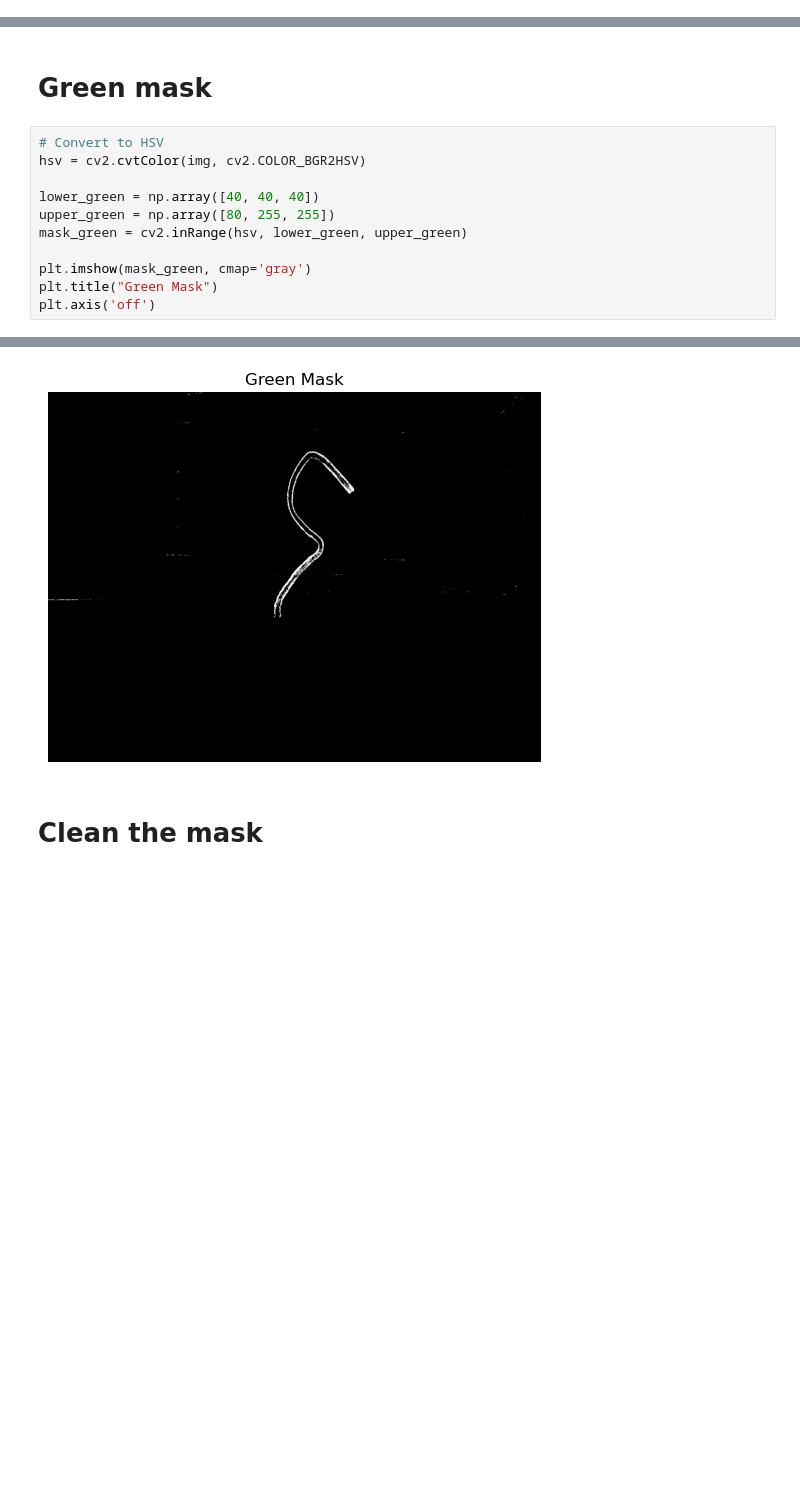
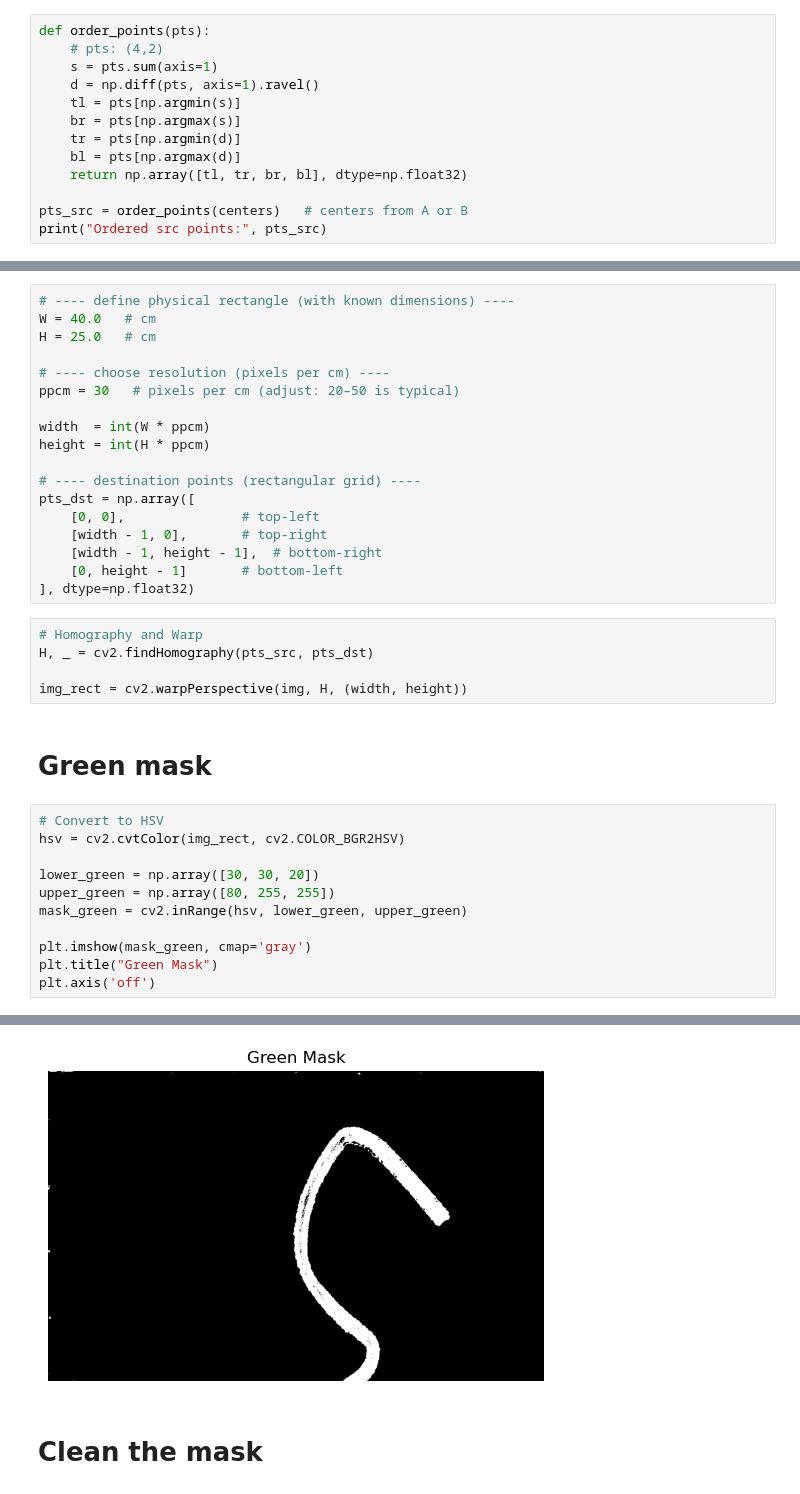
Before and after one commit to josef-lin/HFSP-dodder, a Jupyter notebook: image-processing/main.ipynb, the cells around one changed output, grey strips where cells are left out. Drawn from its saved outputs; the diff is of its cells as text; blank space fills up the shorter version.

Commit message:
initial perspective correction, use skeleton and parameterisation to extract curve in xz-plane

```diff
--- a/image-processing/main.ipynb
+++ b/image-processing/main.ipynb
@@ -16,0 +114,13 @@ plt.axis('off')
+# %%
+def order_points(pts):
+    # pts: (4,2)
+    s = pts.sum(axis=1)
+    d = np.diff(pts, axis=1).ravel()
+    tl = pts[np.argmin(s)]
+    br = pts[np.argmax(s)]
+    tr = pts[np.argmin(d)]
+    bl = pts[np.argmax(d)]
+    return np.array([tl, tr, br, bl], dtype=np.float32)
+
+pts_src = order_points(centers)   # centers from A or B
+print("Ordered src points:", pts_src)
@@ -17,10 +132,33 @@ plt.axis('off')
+# %%
+# ---- define physical rectangle (with known dimensions) ----
+W = 40.0   # cm
+H = 25.0   # cm
+
+# ---- choose resolution (pixels per cm) ----
+ppcm = 30   # pixels per cm (adjust: 20–50 is typical)
+
+width  = int(W * ppcm)
+height = int(H * ppcm)
+
+# ---- destination points (rectangular grid) ----
+pts_dst = np.array([
+    [0, 0],               # top-left
+    [width - 1, 0],       # top-right
+    [width - 1, height - 1],  # bottom-right
+    [0, height - 1]       # bottom-left
+], dtype=np.float32)
+# %%
+# Homography and Warp
+H, _ = cv2.findHomography(pts_src, pts_dst)
+
+img_rect = cv2.warpPerspective(img, H, (width, height))
 # %% [markdown]
 # Green mask
 # %%
 # Convert to HSV
-hsv = cv2.cvtColor(img, cv2.COLOR_BGR2HSV)
+hsv = cv2.cvtColor(img_rect, cv2.COLOR_BGR2HSV)
 
-lower_green = np.array([40, 40, 40])
+lower_green = np.array([30, 30, 20])
 upper_green = np.array([80, 255, 255])
 mask_green = cv2.inRange(hsv, lower_green, upper_green)
 
@@ -32,4 +170,4 @@ plt.axis('off')
-[figure, old version]
+[figure, new version]
 # %% [markdown]
 # Clean the mask
 # %%
```
Also changed, not shown: parts of 11 cells of this notebook.
